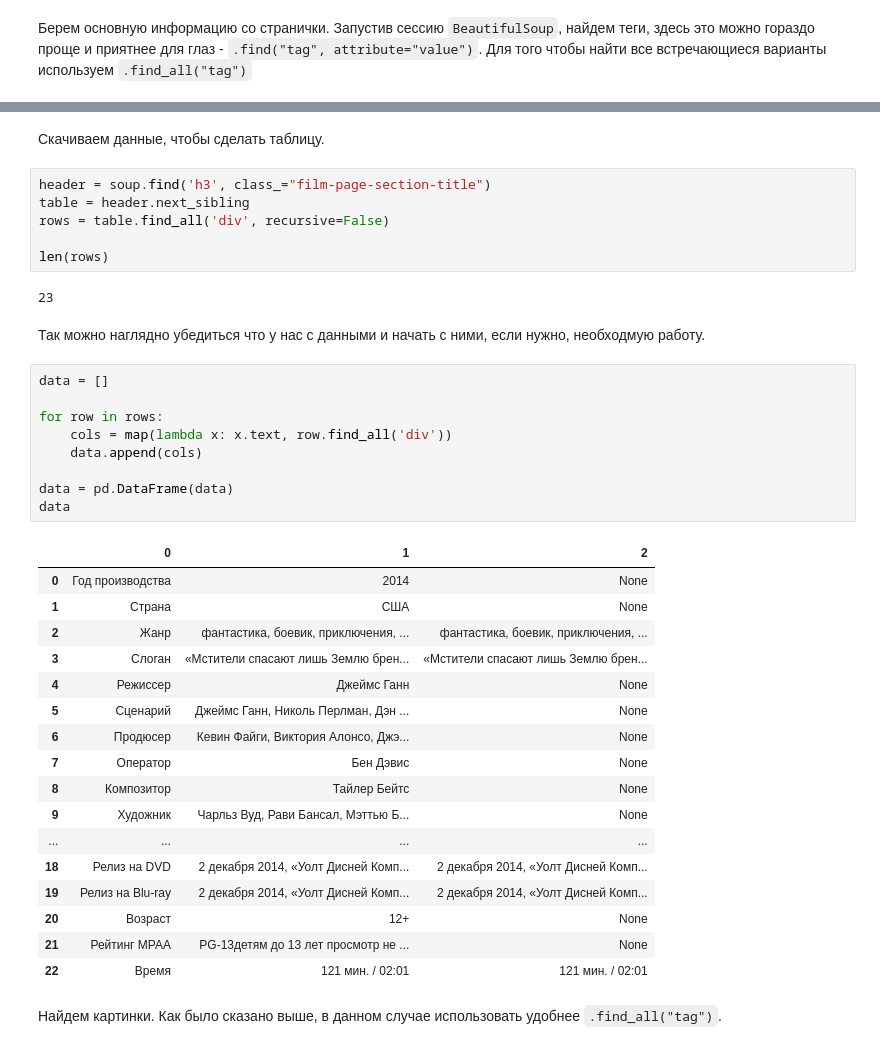
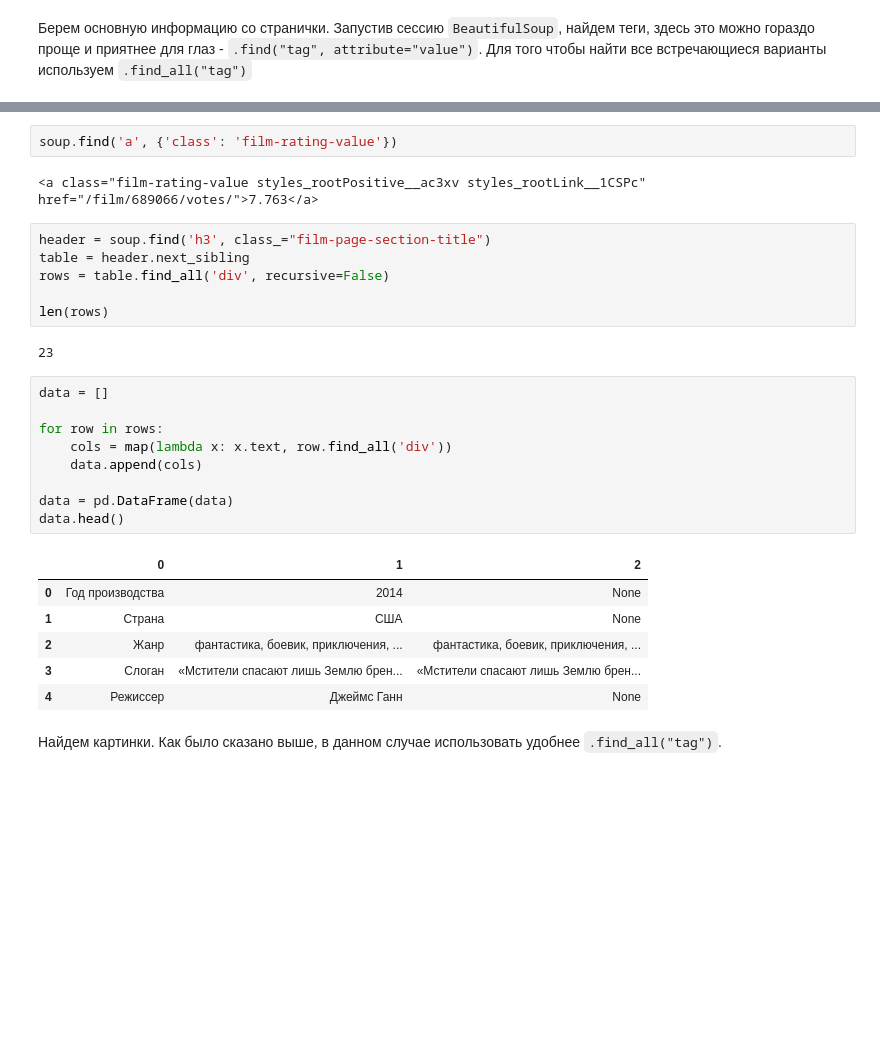
Before and after one commit to a-milenkin/Competitive_Data_Science, a Jupyter notebook: notebooks/7.2 - Parsing.ipynb, the cells around one changed output, grey strips where cells are left out. Cells and saved outputs as stored; diff of their text form; blank space fills up the shorter version.

```diff
--- a/notebooks/7.2 - Parsing.ipynb
+++ b/notebooks/7.2 - Parsing.ipynb
@@ -206,8 +185,10 @@ film_info
  'title-original': 'Guardians of the Galaxy',
  'rating': 7.763,
  'description': 'Отважному путешественнику Питеру Квиллу попадает в руки таинственный артефакт, принадлежащий могущественному и безжалостному злодею Ронану, строящему коварные планы по захвату Вселенн ...
-# %% [markdown]
-Скачиваем данные, чтобы сделать таблицу.
+# %%
+soup.find('a', {'class': 'film-rating-value'})
+# %% [output]
+<a class="film-rating-value styles_rootPositive__ac3xv styles_rootLink__1CSPc" href="/film/689066/votes/">7.763</a>
 # %%
 header = soup.find('h3', class_="film-page-section-title")
 table = header.next_sibling
@@ -216,35 +197,22 @@ rows = table.find_all('div', recursive=False)
 len(rows)
 # %% [output]
 23
-# %% [markdown]
-Так можно наглядно убедиться что у нас с данными и начать с ними, если нужно, необходмую работу.
 # %%
 data = []
 
 for row in rows:
     cols = map(lambda x: x.text, row.find_all('div'))
     data.append(cols)
 
 data = pd.DataFrame(data)
-data
+data.head()
 # %% [output]
 |  | 0 | 1 | 2 |
 | 0 | Год производства | 2014 | None |
 | 1 | Страна | США | None |
 | 2 | Жанр | фантастика, боевик, приключения, ... | фантастика, боевик, приключения, ... |
 | 3 | Слоган | «Мстители спасают лишь Землю брен... | «Мстители спасают лишь Землю брен... |
 | 4 | Режиссер | Джеймс Ганн | None |
-| 5 | Сценарий | Джеймс Ганн, Николь Перлман, Дэн ... | None |
-| 6 | Продюсер | Кевин Файги, Виктория Алонсо, Джэ... | None |
-| 7 | Оператор | Бен Дэвис | None |
-| 8 | Композитор | Тайлер Бейтс | None |
-| 9 | Художник | Чарльз Вуд, Рави Бансал, Мэттью Б... | None |
-| ... | ... | ... | ... |
-| 18 | Релиз на DVD | 2 декабря 2014, «Уолт Дисней Комп... | 2 декабря 2014, «Уолт Дисней Комп... |
-| 19 | Релиз на Blu-ray | 2 декабря 2014, «Уолт Дисней Комп... | 2 декабря 2014, «Уолт Дисней Комп... |
-| 20 | Возраст | 12+ | None |
-| 21 | Рейтинг MPAA | PG-13детям до 13 лет просмотр не ... | None |
-| 22 | Время | 121 мин. / 02:01 | 121 мин. / 02:01 |
 # %% [markdown]
 Найдем картинки. Как было сказано выше, в данном случае использовать удобнее `.find_all("tag")`.
 # %%
```
Also changed, not shown: parts of 22 cells of this notebook.
